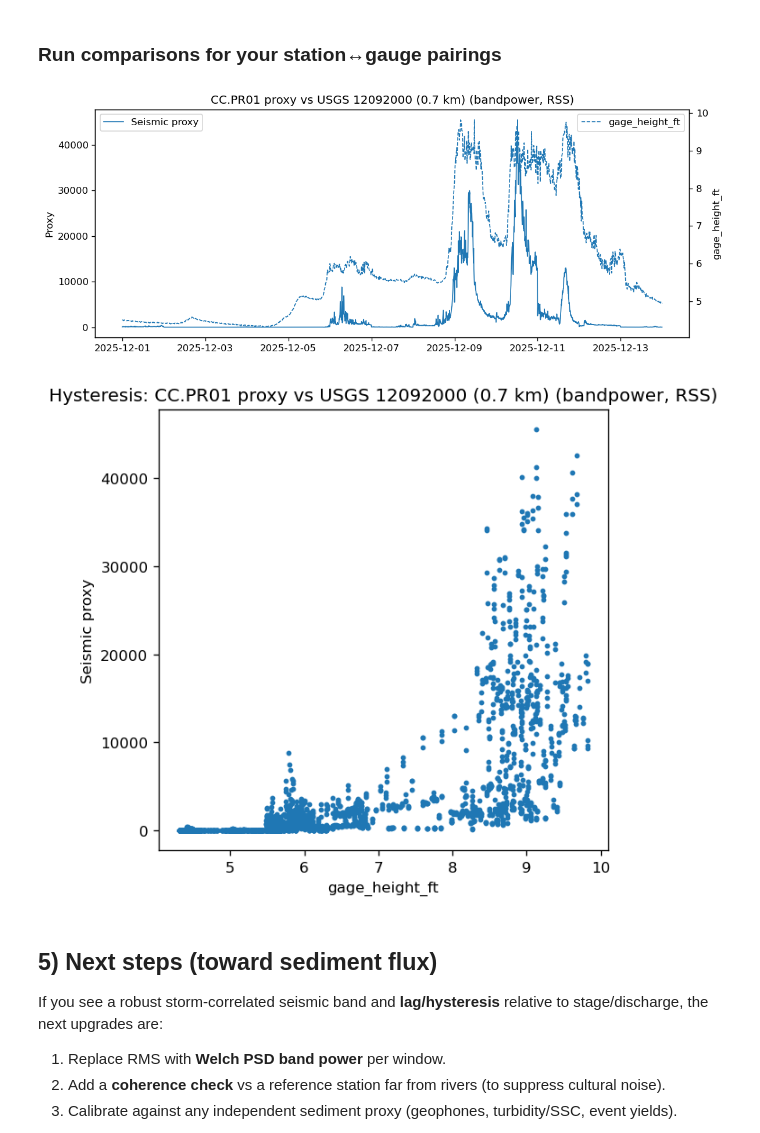
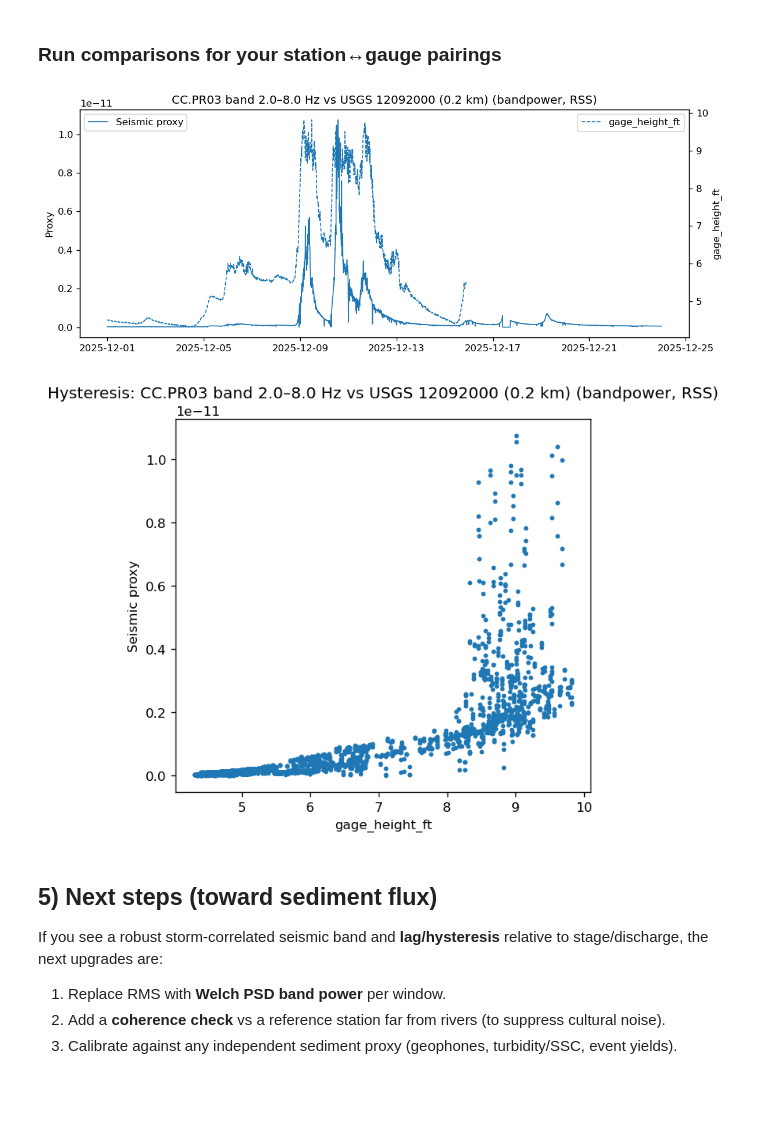
Before and after one commit to gaia-hazlab/seis-hydro-2-sed, a Jupyter notebook: notebooks/uw_river_rumble_dec2025.ipynb, the cells around one changed output. Saved outputs shown, nothing was run; the diff lists cells and outputs as text; code cells hidden in the pictures; blank space fills up the shorter version.

```diff
--- a/notebooks/uw_river_rumble_dec2025.ipynb
+++ b/notebooks/uw_river_rumble_dec2025.ipynb
@@ -67,8 +131,13 @@ plt.rcParams["figure.dpi"] = 120
 # %%
 from pathlib import Path
 
+# Cache/data products (waveforms, metadata, results) live under ./data
 DATA_DIR = Path("data")
 DATA_DIR.mkdir(exist_ok=True)
+
+# All figures are saved under ./figures (repo root)
+FIG_DIR = Path("figures")
+FIG_DIR.mkdir(parents=True, exist_ok=True)
 # %% [markdown]
 ## Configuration
 
@@ -689,25 +1167,56 @@ from utils import plot_proxy_and_gauge, hysteresis_plot, band_sweep
 # %% [markdown]
 ### Run comparisons for your station↔gauge pairings
 # %%
-# Run comparisons for station↔gage pairings derived from metadata
+# Run comparisons for station↔gage pairings derived from metadata (band-only)
 rss_str = "RSS" if USE_RSS else "Z"
+
+if "band_proxies" not in globals() or not band_proxies:
+    raise RuntimeError("band_proxies is missing/empty. Run the band proxy computation cell(s) first.")
+
 for sta_key, gid in PAIRINGS.items():
-    if sta_key not in proxies:
-        print(f"Skipping {sta_key} ↔ {gid} (missing seismic proxy)")
+    if sta_key not in band_proxies:
+        print(f"Skipping {sta_key} ↔ {gid} (missing band series)")
         continue
     if gid not in gauges:
         print(f"Skipping {sta_key} ↔ {gid} (missing gauge data)")
         continue
 
     dist_km = STATION_META.get(sta_key, {}).get("gage_distance_km")
     dist_str = f" ({dist_km:.1f} km)" if dist_km is not None else ""
 
-    title = f"{sta_key} proxy vs USGS {gid}{dist_str} ({PROXY_METHOD}, {rss_str})"
-    plot_proxy_and_gauge(proxies[sta_key], gauges[gid], title=title)
-    hysteresis_plot(proxies[sta_key], gauges[gid], title=f"Hysteresis: {title}")
+    sta_bands = band_proxies[sta_key]
+    preferred = []
+    for nm in ("BEST_FLOW_BAND", "BEST_BED_BAND"):
+        b = globals().get(nm)
+        if b:
+            preferred.append(b)
+    preferred.extend(list(sta_bands.keys()))
+
+    band = next((b for b in preferred if b in sta_bands), None)
+    if band is None:
+        print(f"Skipping {sta_key} ↔ {gid} (no bands available)")
+        continue
+
+    proxy_s = sta_bands[band]
+    title = f"{sta_key} band {band[0]}–{band[1]} Hz vs USGS {gid}{dist_str} ({PROXY_METHOD}, {rss_str})"
+
+    plot_proxy_and_gauge(
+        proxy_s,
+        gauges[gid],
+        title=title,
+        save_dir=FIG_DIR,
+        filename=f"{sta_key}_{band[0]}-{band[1]}Hz_proxy_vs_{gid}_summary.png",
+    )
+    hysteresis_plot(
+        proxy_s,
+        gauges[gid],
+        title=f"Hysteresis: {title}",
+        save_dir=FIG_DIR,
+        filename=f"{sta_key}_{band[0]}-{band[1]}Hz_hysteresis_vs_{gid}.png",
+    )
 # %% [output]
-[figure, old version]
+[figure, new version]
-[figure, old version]
+[figure, new version]
 # %% [markdown]
 ## 5) Next steps (toward sediment flux)
 
```
Also changed, not shown: parts of 17 cells of this notebook, 24 other files.
